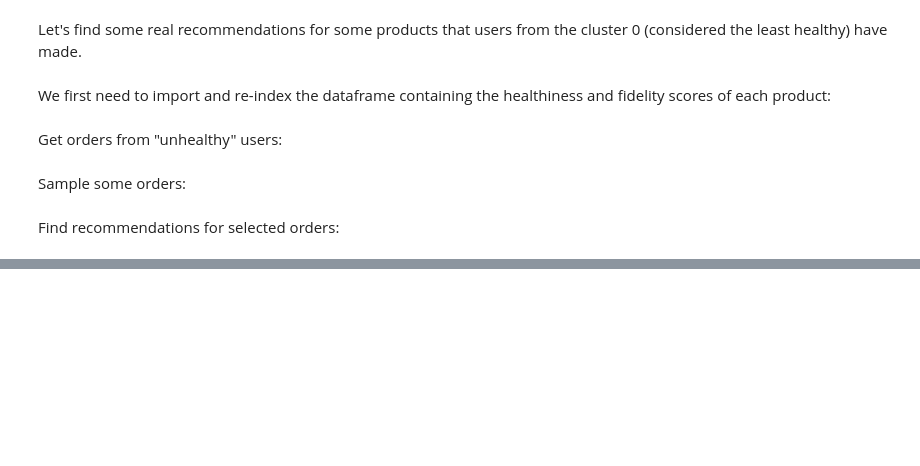
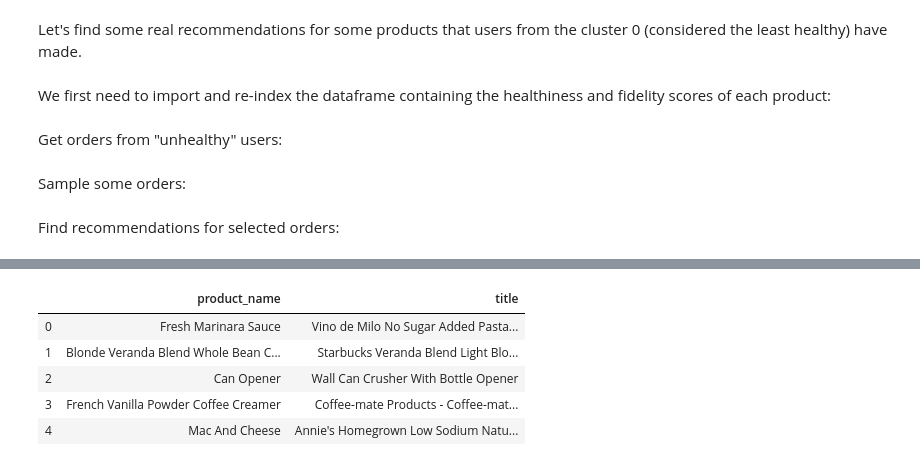
Before and after one commit to auriane81/epfl-ada-ada-2019-project-adax, a Jupyter notebook: main_project.ipynb, the cells around one changed output, grey strips where cells are left out. Drawn from its saved outputs; the diff is of its cells as text; code cells hidden in the pictures; blank space fills up the shorter version.

```diff
--- a/main_project.ipynb
+++ b/main_project.ipynb
@@ -2012,0 +2027,10 @@ It is woth noticing that many times, an organic product is recommended instead o
+# %%
+res = pd.read_csv('ADAX/unique_matches0_translated.csv')
+res.head()
+# %% [output]
+|  | product_name | title |
+| 0 | Fresh Marinara Sauce | Vino de Milo No Sugar Added Pasta... |
+| 1 | Blonde Veranda Blend Whole Bean C... | Starbucks Veranda Blend Light Blo... |
+| 2 | Can Opener | Wall Can Crusher With Bottle Opener |
+| 3 | French Vanilla Powder Coffee Creamer | Coffee-mate Products - Coffee-mat... |
+| 4 | Mac And Cheese | Annie's Homegrown Low Sodium Natu... |
```
Also changed, not shown: parts of 8 cells of this notebook.
